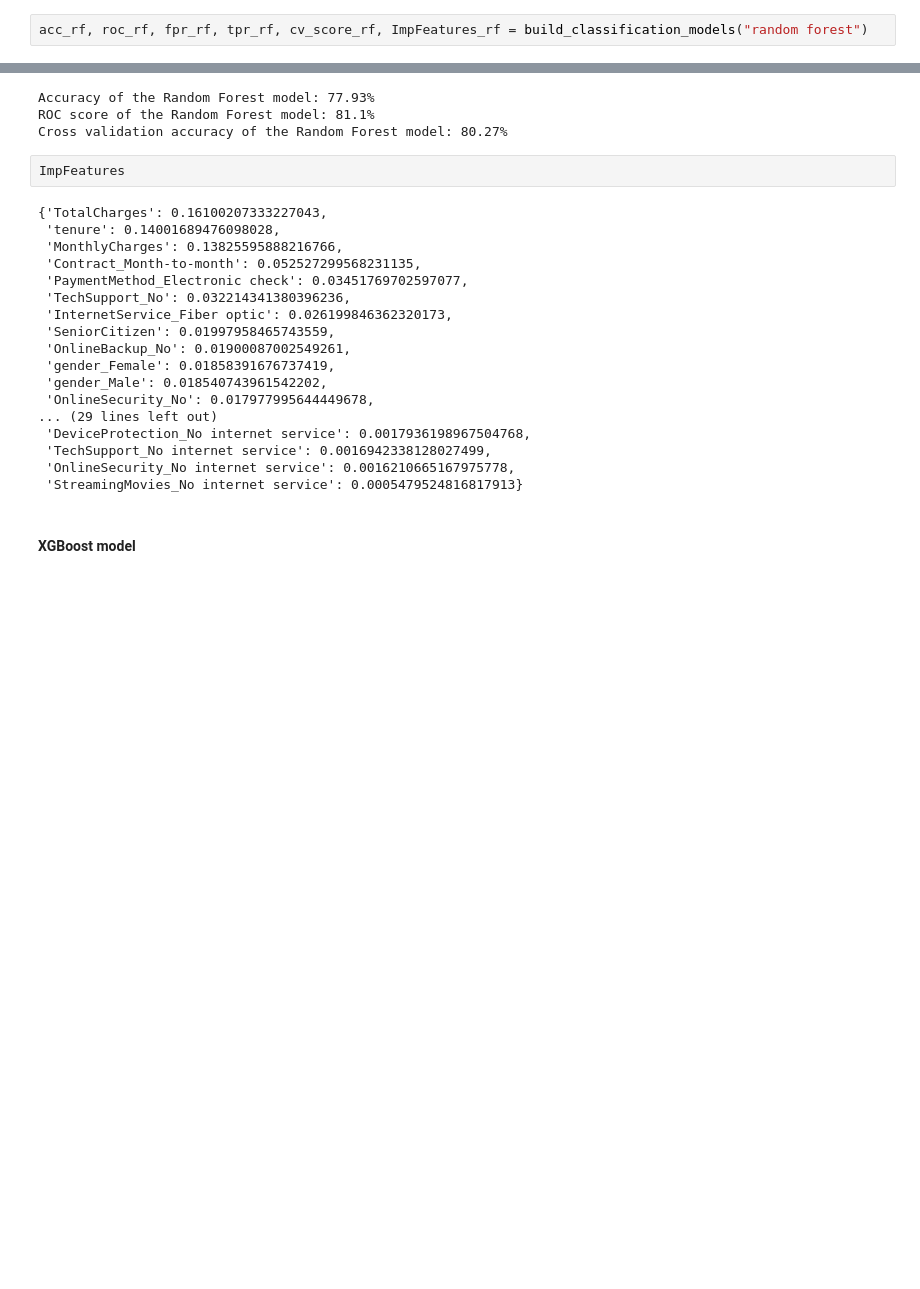
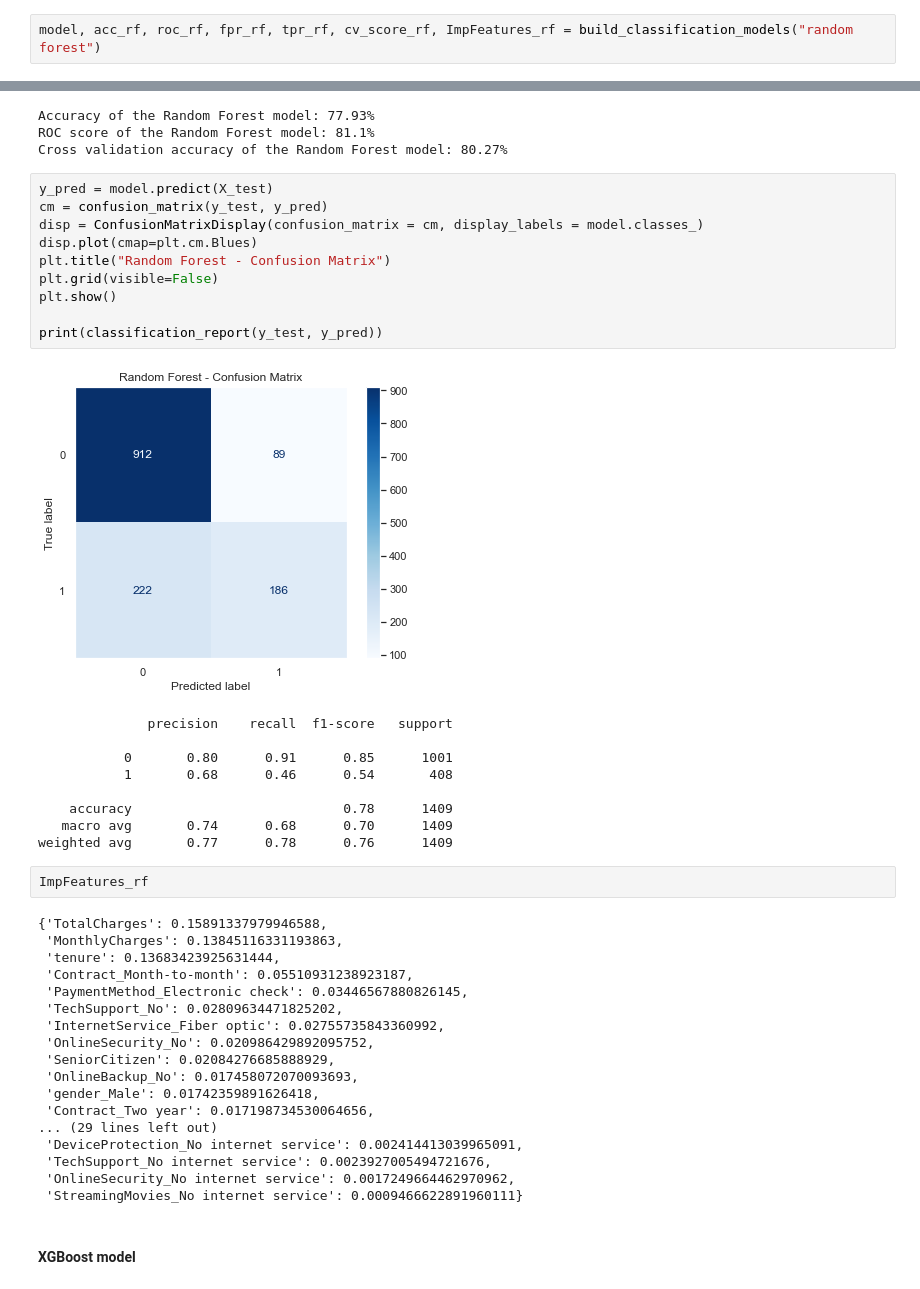
Before and after one commit to Niteesh95/Telcom_Chrun_Analysis, a Jupyter notebook: src/Telcom_Churn_analysis.ipynb, the cells around one changed output, grey strips where cells are left out. Drawn from its saved outputs; the diff is of its cells as text; blank space fills up the shorter version.

```diff
--- a/src/Telcom_Churn_analysis.ipynb
+++ b/src/Telcom_Churn_analysis.ipynb
@@ -577,7 +597,7 @@ Cross validation accuracy of the Logistic Regression model: 81.05%
 # %% [markdown]
 #### Random Forest model
 # %%
-acc_rf, roc_rf, fpr_rf, tpr_rf, cv_score_rf, ImpFeatures_rf = build_classification_models("random forest")
+model, acc_rf, roc_rf, fpr_rf, tpr_rf, cv_score_rf, ImpFeatures_rf = build_classification_models("random forest")
 # %%
 print(f"Accuracy of the Random Forest model: {round(acc_rf*100, 2)}%")
 print(f"ROC score of the Random Forest model: {round(roc_rf*100, 2)}%")
@@ -586,26 +606,46 @@ print(f"Cross validation accuracy of the Random Forest model: {round(max(cv_scor
 Accuracy of the Random Forest model: 77.93%
 ROC score of the Random Forest model: 81.1%
 Cross validation accuracy of the Random Forest model: 80.27%
+# %%
+y_pred = model.predict(X_test)
+cm = confusion_matrix(y_test, y_pred)
+disp = ConfusionMatrixDisplay(confusion_matrix = cm, display_labels = model.classes_)
+disp.plot(cmap=plt.cm.Blues)
+plt.title("Random Forest - Confusion Matrix")
+plt.grid(visible=False)
+plt.show()
+
+print(classification_report(y_test, y_pred))
+# %% [output]
+[figure, added]
+              precision    recall  f1-score   support
+
+           0       0.80      0.91      0.85      1001
+           1       0.68      0.46      0.54       408
+
+    accuracy                           0.78      1409
+   macro avg       0.74      0.68      0.70      1409
+weighted avg       0.77      0.78      0.76      1409
 # %%
-ImpFeatures
+ImpFeatures_rf
 # %% [output]
-{'TotalCharges': 0.16100207333227043,
- 'tenure': 0.14001689476098028,
- 'MonthlyCharges': 0.13825595888216766,
- 'Contract_Month-to-month': 0.052527299568231135,
- 'PaymentMethod_Electronic check': 0.03451769702597077,
- 'TechSupport_No': 0.032214341380396236,
- 'InternetService_Fiber optic': 0.026199846362320173,
- 'SeniorCitizen': 0.01997958465743559,
- 'OnlineBackup_No': 0.01900087002549261,
- 'gender_Female': 0.01858391676737419,
- 'gender_Male': 0.018540743961542202,
- 'OnlineSecurity_No': 0.017977995644449678,
+{'TotalCharges': 0.15891337979946588,
+ 'MonthlyCharges': 0.13845116331193863,
+ 'tenure': 0.13683423925631444,
+ 'Contract_Month-to-month': 0.05510931238923187,
+ 'PaymentMethod_Electronic check': 0.03446567880826145,
+ 'TechSupport_No': 0.02809634471825202,
+ 'InternetService_Fiber optic': 0.02755735843360992,
+ 'OnlineSecurity_No': 0.020986429892095752,
+ 'SeniorCitizen': 0.02084276685888929,
+ 'OnlineBackup_No': 0.017458072070093693,
+ 'gender_Male': 0.01742359891626418,
+ 'Contract_Two year': 0.017198734530064656,
 ... (29 lines left out)
- 'DeviceProtection_No internet service': 0.0017936198967504768,
- 'TechSupport_No internet service': 0.0016942338128027499,
- 'OnlineSecurity_No internet service': 0.0016210665167975778,
- 'StreamingMovies_No internet service': 0.0005479524816817913}
+ 'DeviceProtection_No internet service': 0.002414413039965091,
+ 'TechSupport_No internet service': 0.0023927005494721676,
+ 'OnlineSecurity_No internet service': 0.0017249664462970962,
+ 'StreamingMovies_No internet service': 0.0009466622891960111}
 # %% [markdown]
 #### XGBoost model
 # %%
```
Also changed, not shown: parts of 10 cells of this notebook.
